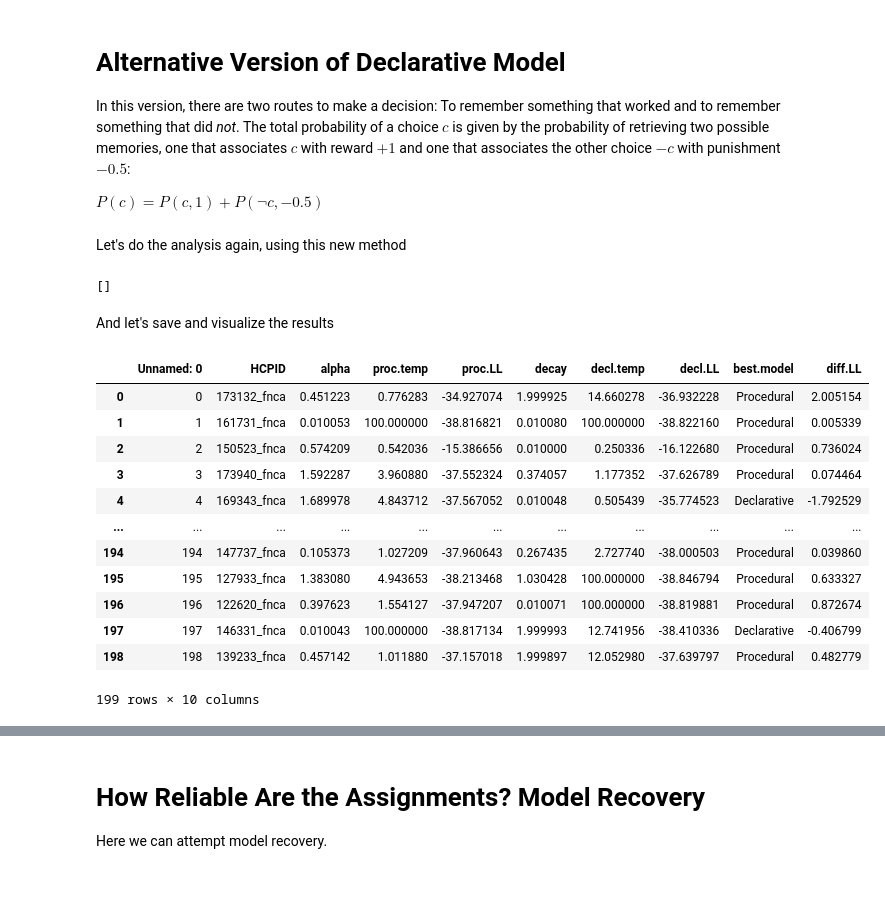
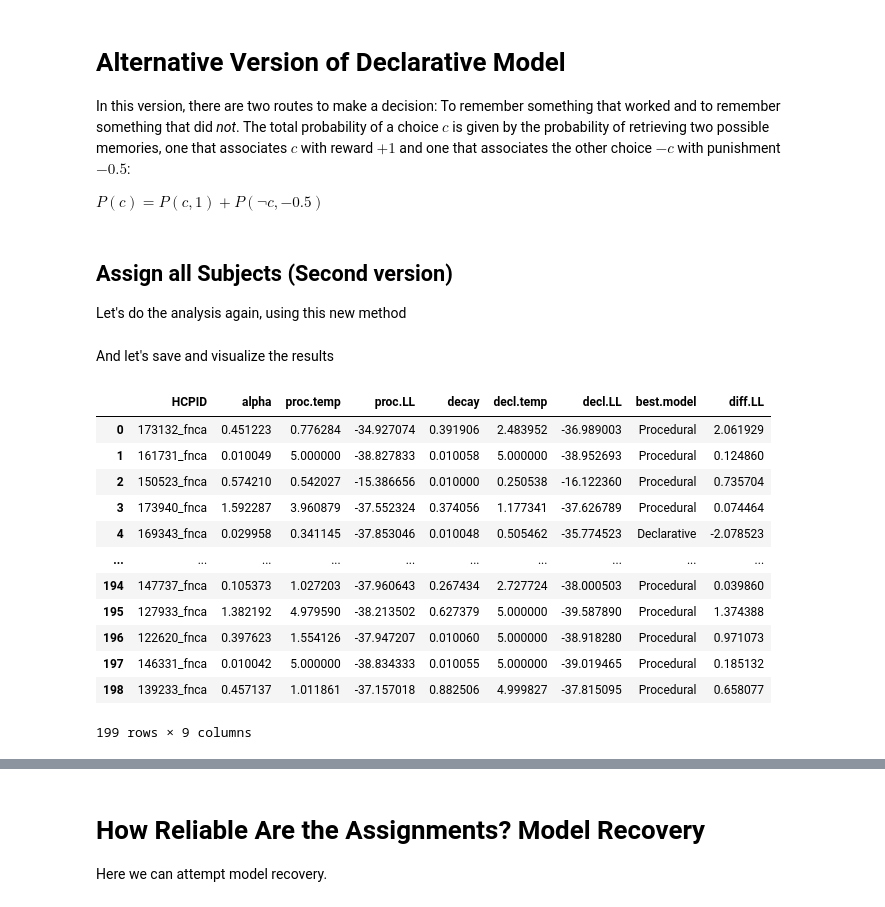
Before and after one commit to UWCCDL/ProcVsDecl, a Jupyter notebook: LLbasicPython.ipynb, the cells around one changed output, grey strips where cells are left out. Saved outputs shown, nothing was run; the diff lists cells and outputs as text; code cells hidden in the pictures.

```diff
--- a/LLbasicPython.ipynb
+++ b/LLbasicPython.ipynb
@@ -420,58 +421,56 @@ def vLLdecl2(array):
     temp = array[1]
     return -1*LLdecl2(data, decay, temp)
 # %% [markdown]
+## Assign all Subjects (Second version)
+
 Let's do the analysis again, using this new method
 # %%
-DO_ALL_AGAIN = False
+DO_ALL_AGAIN = True
 dataframe = []
 
 if DO_ALL_AGAIN:
-    for folder in os.listdir("subject_data"):
-        if folder.endswith("_fnca"):
-            data = pd.read_csv("subject_data/" + folder + "/subject.csv")
-            alpha, ptemp = opt.minimize(vLLproc, x0 = [0.1, 1], method = "Powell", bounds=[[0.01, 2], [0, 20]]).x
-            llproc = LLproc(data, alpha, ptemp)
+    folders = [x for x in os.listdir("subject_data") if x.endswith("_fnca")]
+    for folder in tqdm(folders):
+        data = pd.read_csv("subject_data/" + folder + "/subject.csv")
+        alpha, ptemp = opt.minimize(vLLproc, x0 = [0.1, 1], method = "Powell", bounds=[[0.01, 2], [0, 5]]).x
+        llproc = LLproc(data, alpha, ptemp)
 
-            decay, dtemp = opt.minimize(vLLdecl2, x0 = [0.5, 1], method = "Powell", bounds=[[0.01, 2], [0, 20]]).x
-            lldecl = LLdecl2(data, decay, dtemp)
+        decay, dtemp = opt.minimize(vLLdecl2, x0 = [0.5, 1], method = "Powell", bounds=[[0.01, 2], [0, 5]]).x
+        lldecl = LLdecl2(data, decay, dtemp)
 
-            best = "Declarative"
-            if llproc > lldecl:
-                best = "Procedural"
+        best = "Declarative"
+        if llproc > lldecl:
+            best = "Procedural"
 
-            diff = llproc - lldecl
+        diff = llproc - lldecl
 
-            row = [folder, alpha, ptemp, llproc, decay, dtemp, lldecl, best, diff]
+        row = [folder, alpha, ptemp, llproc, decay, dtemp, lldecl, best, diff]
 
-            dataframe += [row]
+        dataframe += [row]
 
     result2 = pd.DataFrame(dataframe, columns=["HCPID", "alpha", "proc.temp", "proc.LL", "decay", "decl.temp", "decl.LL", "best.model", "diff.LL"])
-# %%
-dataframe
-# %% [output]
-[]
 # %% [markdown]
 And let's save and visualize the results
 # %%
 if DO_ALL_AGAIN:
     result2.to_csv("LL_proc_decl2_new.csv")
 else:
-    result2 = pd.read_csv("LL_proc_decl2.csv")
+    result2 = pd.read_csv("LL_proc_decl2_new.csv")
 result2
 # %% [output]
-|  | Unnamed: 0 | HCPID | alpha | proc.temp | proc.LL | decay | decl.temp | decl.LL | best.model | diff.LL |
-| 0 | 0 | 173132_fnca | 0.451223 | 0.776283 | -34.927074 | 1.999925 | 14.660278 | -36.932228 | Procedural | 2.005154 |
-| 1 | 1 | 161731_fnca | 0.010053 | 100.000000 | -38.816821 | 0.010080 | 100.000000 | -38.822160 | Procedural | 0.005339 |
-| 2 | 2 | 150523_fnca | 0.574209 | 0.542036 | -15.386656 | 0.010000 | 0.250336 | -16.122680 | Procedural | 0.736024 |
-| 3 | 3 | 173940_fnca | 1.592287 | 3.960880 | -37.552324 | 0.374057 | 1.177352 | -37.626789 | Procedural | 0.074464 |
-| 4 | 4 | 169343_fnca | 1.689978 | 4.843712 | -37.567052 | 0.010048 | 0.505439 | -35.774523 | Declarative | -1.792529 |
-| ... | ... | ... | ... | ... | ... | ... | ... | ... | ... | ... |
-| 194 | 194 | 147737_fnca | 0.105373 | 1.027209 | -37.960643 | 0.267435 | 2.727740 | -38.000503 | Procedural | 0.039860 |
-| 195 | 195 | 127933_fnca | 1.383080 | 4.943653 | -38.213468 | 1.030428 | 100.000000 | -38.846794 | Procedural | 0.633327 |
-| 196 | 196 | 122620_fnca | 0.397623 | 1.554127 | -37.947207 | 0.010071 | 100.000000 | -38.819881 | Procedural | 0.872674 |
-| 197 | 197 | 146331_fnca | 0.010043 | 100.000000 | -38.817134 | 1.999993 | 12.741956 | -38.410336 | Declarative | -0.406799 |
-| 198 | 198 | 139233_fnca | 0.457142 | 1.011880 | -37.157018 | 1.999897 | 12.052980 | -37.639797 | Procedural | 0.482779 |
+|  | HCPID | alpha | proc.temp | proc.LL | decay | decl.temp | decl.LL | best.model | diff.LL |
+| 0 | 173132_fnca | 0.451223 | 0.776284 | -34.927074 | 0.391906 | 2.483952 | -36.989003 | Procedural | 2.061929 |
+| 1 | 161731_fnca | 0.010049 | 5.000000 | -38.827833 | 0.010058 | 5.000000 | -38.952693 | Procedural | 0.124860 |
+| 2 | 150523_fnca | 0.574210 | 0.542027 | -15.386656 | 0.010000 | 0.250538 | -16.122360 | Procedural | 0.735704 |
+| 3 | 173940_fnca | 1.592287 | 3.960879 | -37.552324 | 0.374056 | 1.177341 | -37.626789 | Procedural | 0.074464 |
+| 4 | 169343_fnca | 0.029958 | 0.341145 | -37.853046 | 0.010048 | 0.505462 | -35.774523 | Declarative | -2.078523 |
+| ... | ... | ... | ... | ... | ... | ... | ... | ... | ... |
+| 194 | 147737_fnca | 0.105373 | 1.027203 | -37.960643 | 0.267434 | 2.727724 | -38.000503 | Procedural | 0.039860 |
+| 195 | 127933_fnca | 1.382192 | 4.979590 | -38.213502 | 0.627379 | 5.000000 | -39.587890 | Procedural | 1.374388 |
+| 196 | 122620_fnca | 0.397623 | 1.554126 | -37.947207 | 0.010060 | 5.000000 | -38.918280 | Procedural | 0.971073 |
+| 197 | 146331_fnca | 0.010042 | 5.000000 | -38.834333 | 0.010055 | 5.000000 | -39.019465 | Procedural | 0.185132 |
+| 198 | 139233_fnca | 0.457137 | 1.011861 | -37.157018 | 0.882506 | 4.999827 | -37.815095 | Procedural | 0.658077 |
-199 rows × 10 columns
+199 rows × 9 columns
 # %%
 result2.value_counts("best.model")
 sns.histplot(result2, x="diff.LL", bins=30)
```
Also changed, not shown: parts of 22 cells of this notebook, 3 other files.
